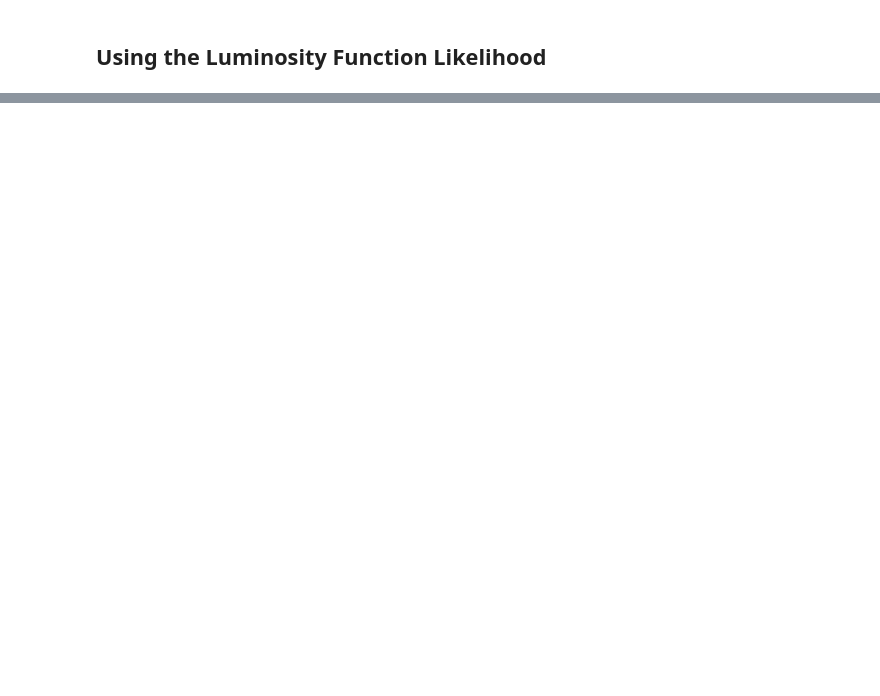
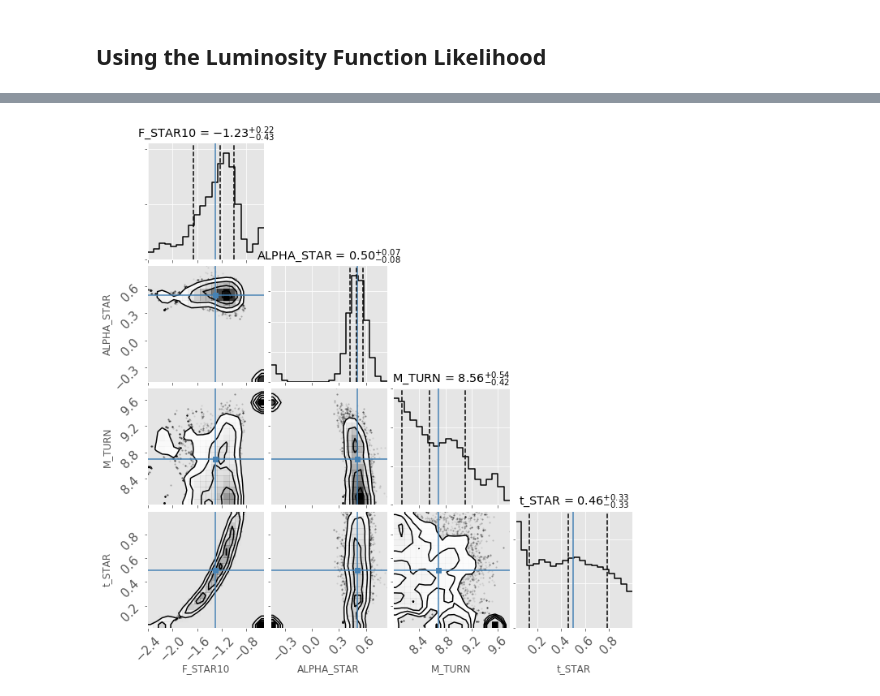
Before and after one commit to 21cmfast/21CMMC, a Jupyter notebook: docs/tutorials/mcmc_global.ipynb, the cells around one changed output, grey strips where cells are left out. Drawn from its saved outputs; the diff is of its cells as text; code cells hidden in the pictures; blank space fills up the shorter version.

```diff
--- a/docs/tutorials/mcmc_global.ipynb
+++ b/docs/tutorials/mcmc_global.ipynb
@@ -122,0 +109,24 @@ likelihood_lf = mcmc.LikelihoodLuminosityFunction(
+# %%
+model_name = "LuminosityLikelihood"
+redshifts = [6, 7, 8, 10] # redshifts of the provided data
+
+chainLF = mcmc.run_mcmc(
+    [ core.CoreLuminosityFunction( redshift=z, sigma=0, name='lfz%d'%z) for z in redshifts ], # Assuming no model uncertainties.
+    [ likelihood.LikelihoodLuminosityFunction(name='lfz%d'%z) for z in redshifts ], # No need for datafile or noisefile if using the provided data.
+    model_name=model_name,   # Filename of main chain output
+    params=dict(             # These parameters require flag_options = {'USE_MASS_DEPENDENT_ZETA': True} when running 21cmFAST.
+        F_STAR10 = [-1.3, -3, 0, 1.0],
+        ALPHA_STAR = [0.5, -0.5, 1.0, 1.0],
+        M_TURN = [8.69897, 8, 10, 1.0],
+        t_STAR = [0.5, 0.01, 1, 0.3],
+    ),
+    walkersRatio=4,          # The number of walkers will be walkersRatio*nparams
+    burninIterations=0,      # Number of iterations to save as burnin. Recommended to leave as zero.
+    sampleIterations=1000,   # Number of iterations to sample, per walker.
+    threadCount=4,           # Number of processes to use in MCMC (best as a factor of walkersRatio)
+    continue_sampling=False  # Whether to contine sampling from previous run *up to* sampleIterations.
+)
+
+analyse.corner_plot(chainLF.samples, start_iter=100, include_lnl=False);
+# %% [output]
+[figure, added]
```
Also changed, not shown: parts of 11 cells of this notebook, 1 other file.
